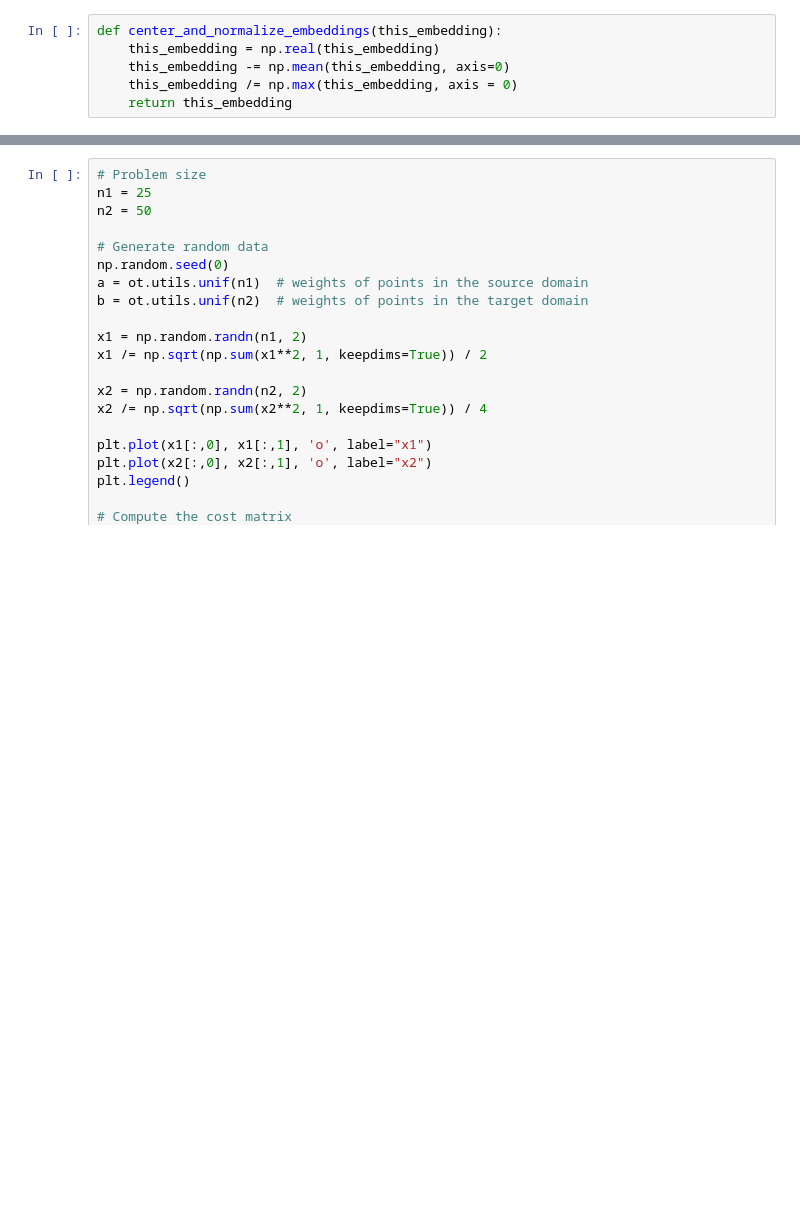
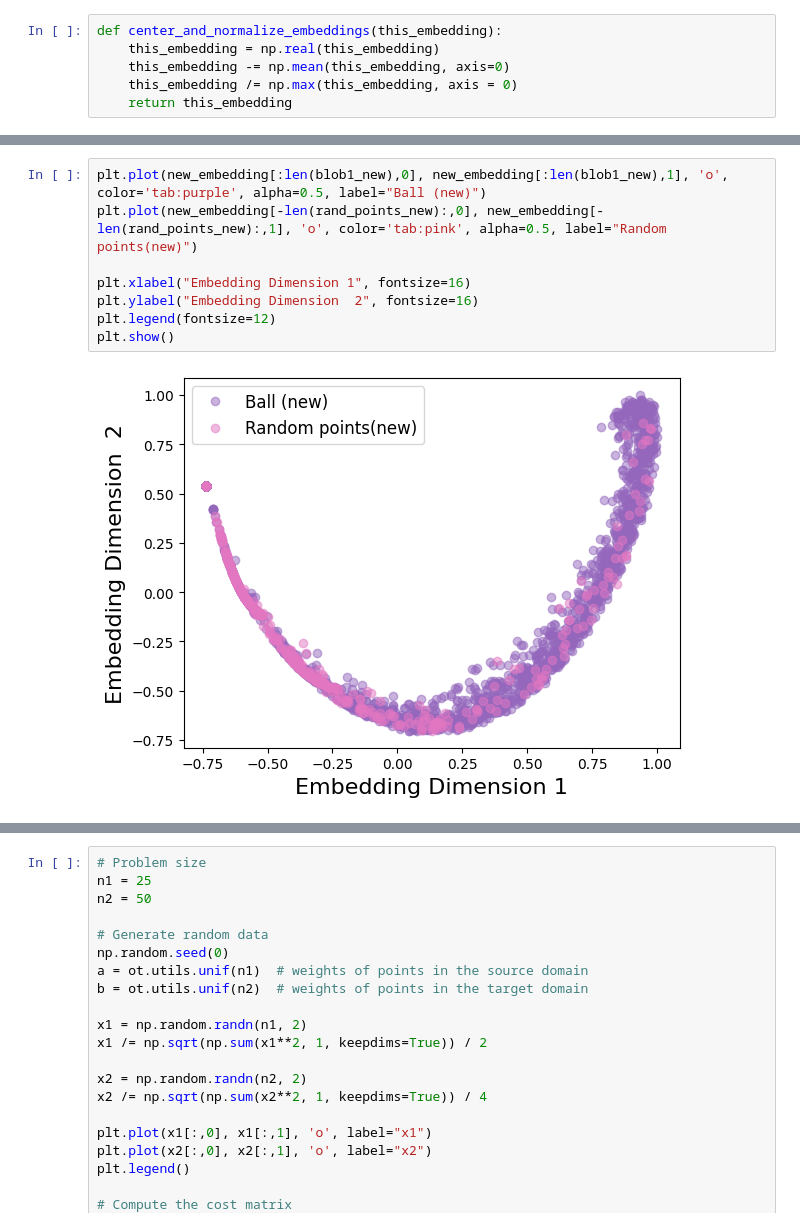
Before and after one commit to asmuzsoy/galaxy-manifolds, a Jupyter notebook: optimal_transport_test.ipynb, the cells around one changed output, grey strips where cells are left out. Cells and saved outputs as stored; diff of their text form; blank space fills up the shorter version.

```diff
--- a/optimal_transport_test.ipynb
+++ b/optimal_transport_test.ipynb
@@ -294 +294,11 @@ plt.show()
+# %%
+plt.plot(new_embedding[:len(blob1_new),0], new_embedding[:len(blob1_new),1], 'o', color='tab:purple', alpha=0.5, label="Ball (new)")
+plt.plot(new_embedding[-len(rand_points_new):,0], new_embedding[-len(rand_points_new):,1], 'o', color='tab:pink', alpha=0.5, label="Random points(new)")
+
+plt.xlabel("Embedding Dimension 1", fontsize=16)
+plt.ylabel("Embedding Dimension  2", fontsize=16)
+plt.legend(fontsize=12)
+plt.show()
+# %% [output]
+[figure, added]
 # %%
```
Also changed, not shown: parts of 18 cells of this notebook.
